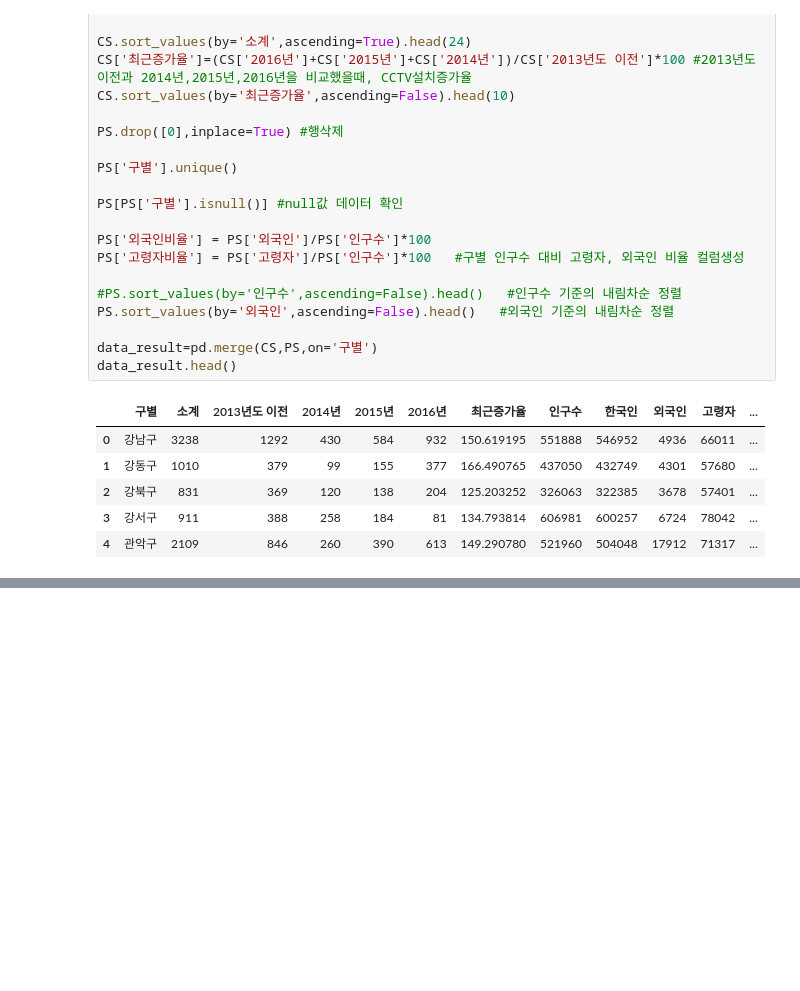
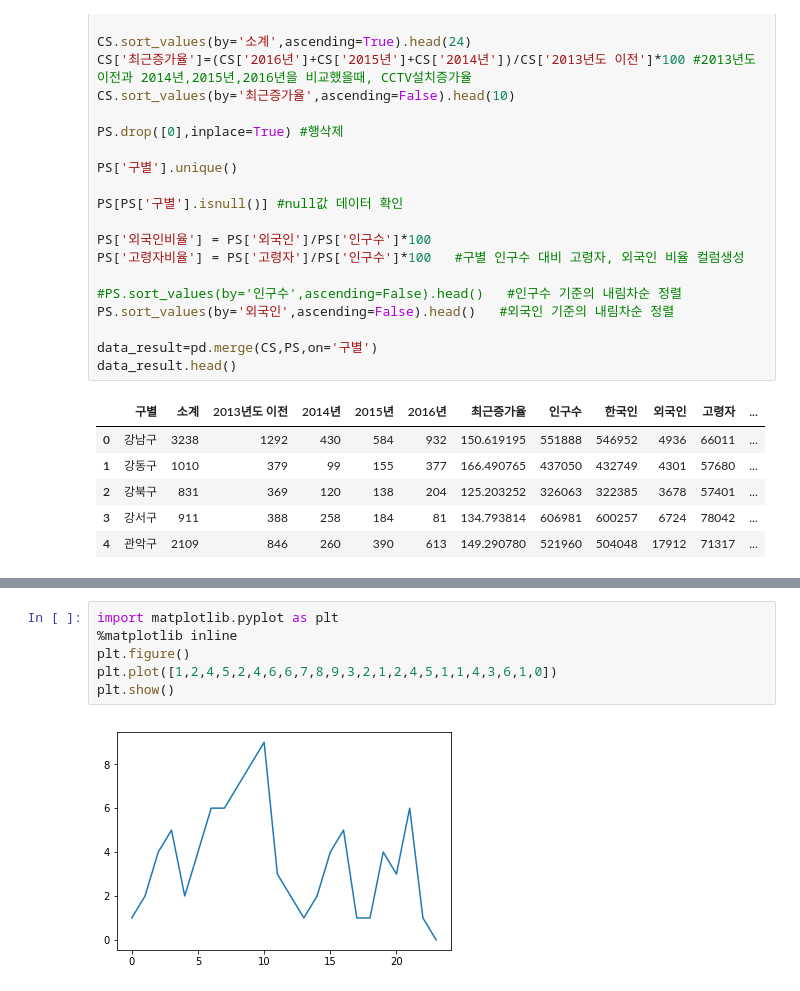
Before and after one commit to glee1228/-, a Jupyter notebook: python/Data refining/source/pt1.ipynb, the cells around one changed output, grey strips where cells are left out. Saved outputs shown, nothing was run; the diff lists cells and outputs as text; blank space fills up the shorter version.

```diff
--- a/python/Data refining/source/pt1.ipynb
+++ b/python/Data refining/source/pt1.ipynb
@@ -40,0 +60,8 @@ data_result.head()
+# %%
+import matplotlib.pyplot as plt
+%matplotlib inline
+plt.figure()
+plt.plot([1,2,4,5,2,4,6,6,7,8,9,3,2,1,2,4,5,1,1,4,3,6,1,0])
+plt.show()
+# %% [output]
+[figure, added]
```
Also changed, not shown: parts of 3 cells of this notebook.
